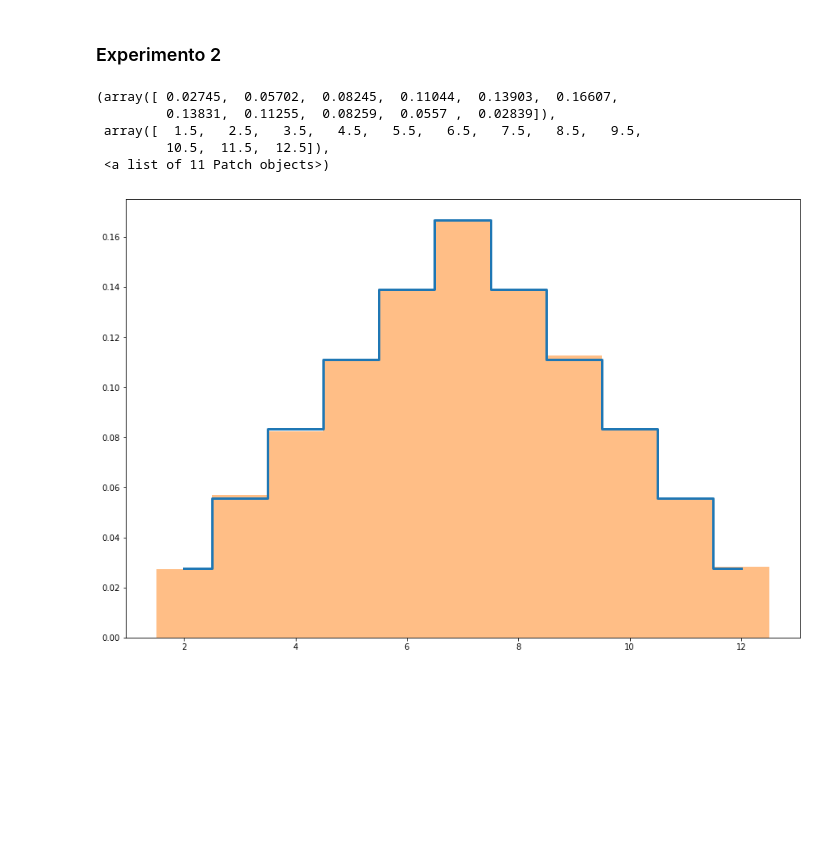
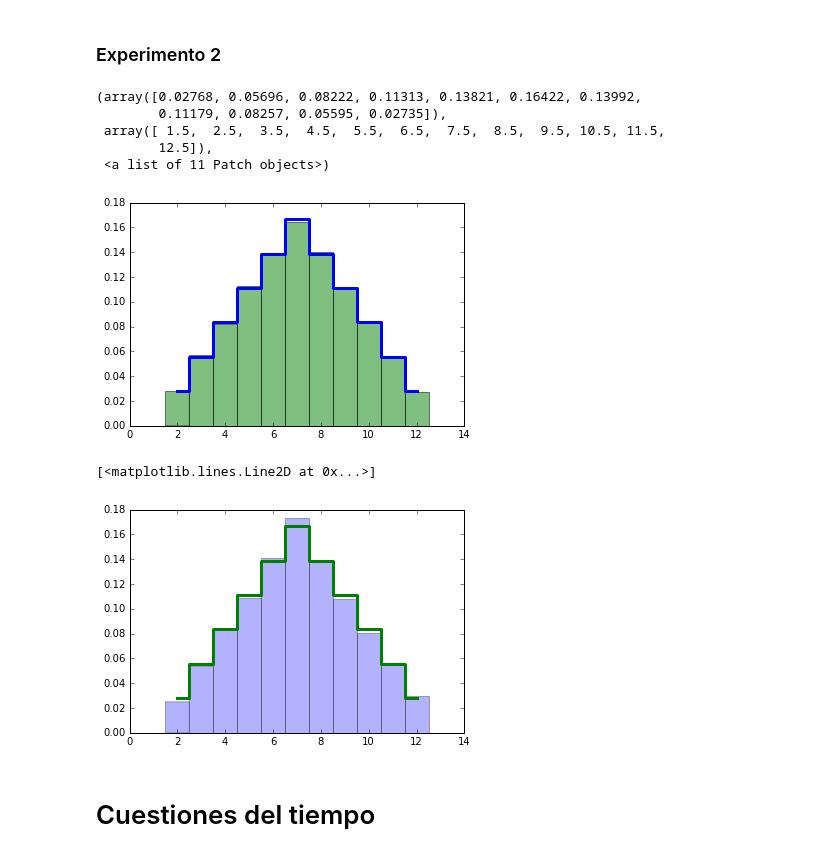
Before and after one commit to masgro/Astrostatistics, a Jupyter notebook: Practico1.ipynb, the cells around one changed output. Saved outputs shown, nothing was run; the diff lists cells and outputs as text; code cells hidden in the pictures; blank space fills up the shorter version.

```diff
--- a/Practico1.ipynb
+++ b/Practico1.ipynb
@@ -187,22 +187,44 @@ plt.hist(x,bins=bins,normed=True,align='mid',alpha=0.5)
 # %% [markdown]
 ### Experimento 2
 # %%
+suma = np.array([2,3,4,5,6,7,8,9,10,11,12])
+prob = np.array([1,2,3,4,5,6,5,4,3,2,1])/36.
+
 dado = [1,2,3,4,5,6]
 x = np.array([])
 
 size = 100000
 for i in range(size):
     dado1 = np.random.choice(dado)
     dado2 = np.random.choice(dado)
     x = np.append(x,dado1+dado2)
 
 plt.step(suma,prob,where='mid',lw=3)
 
 plt.hist(x,bins=bins,normed=True,align='mid',alpha=0.5)
 # %% [output]
-(array([ 0.02745,  0.05702,  0.08245,  0.11044,  0.13903,  0.16607,
-         0.13831,  0.11255,  0.08259,  0.0557 ,  0.02839]),
- array([  1.5,   2.5,   3.5,   4.5,   5.5,   6.5,   7.5,   8.5,   9.5,
-         10.5,  11.5,  12.5]),
+(array([0.02768, 0.05696, 0.08222, 0.11313, 0.13821, 0.16422, 0.13992,
+        0.11179, 0.08257, 0.05595, 0.02735]),
+ array([ 1.5,  2.5,  3.5,  4.5,  5.5,  6.5,  7.5,  8.5,  9.5, 10.5, 11.5,
+        12.5]),
  <a list of 11 Patch objects>)
-[figure, old version]
+[figure, new version]
+# %%
+val = np.array([2,3,4,5,6,7,8,9,10,11,12])
+prob = np.array([1,2,3,4,5,6,5,4,3,2,1])/36.
+
+size = 10000
+
+dado = np.array([1,2,3,4,5,6])
+prob_dado = np.array([1.,1.,1.,1.,1.,1.])/6.
+dado1 = np.random.choice(dado,size=size,p=prob_dado)
+dado2 = np.random.choice(dado,size=size,p=prob_dado)
+suma = dado1 + dado2
+plt.hist(suma,bins=11,range=(1.5,12.5),alpha=0.3,normed=True)
+
+plt.step(val,prob,where='mid',lw=3)
+# %% [output]
+[<matplotlib.lines.Line2D at 0x...>]
+[figure, added]
+# %% [markdown]
+# Cuestiones del tiempo
```
Also changed, not shown: parts of 10 cells of this notebook.
